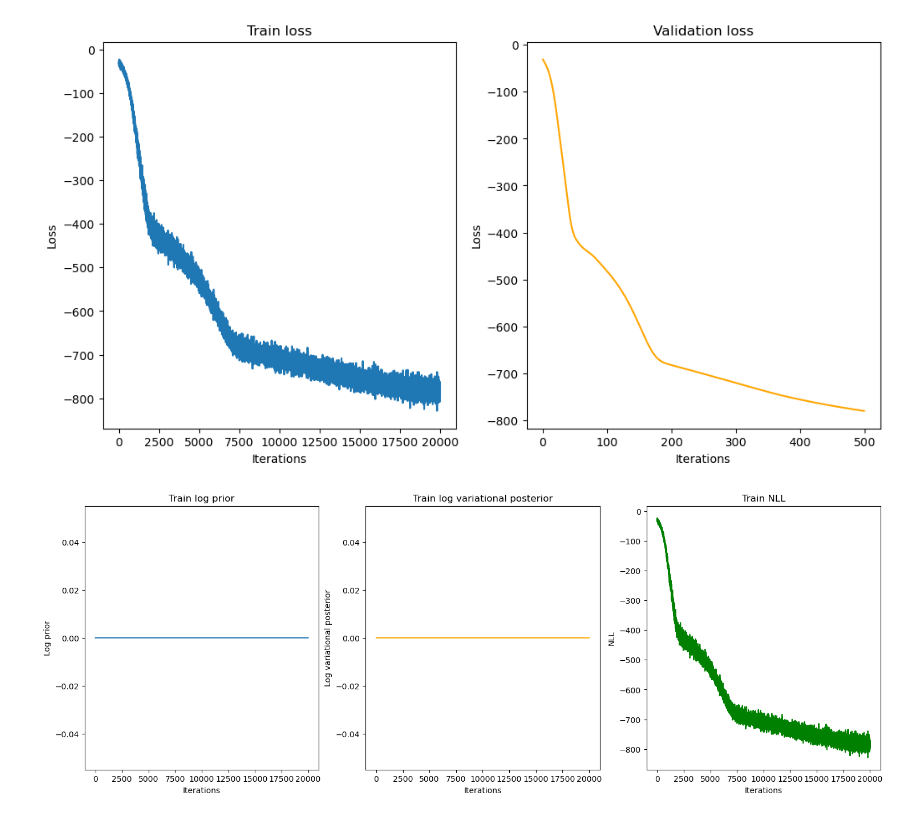
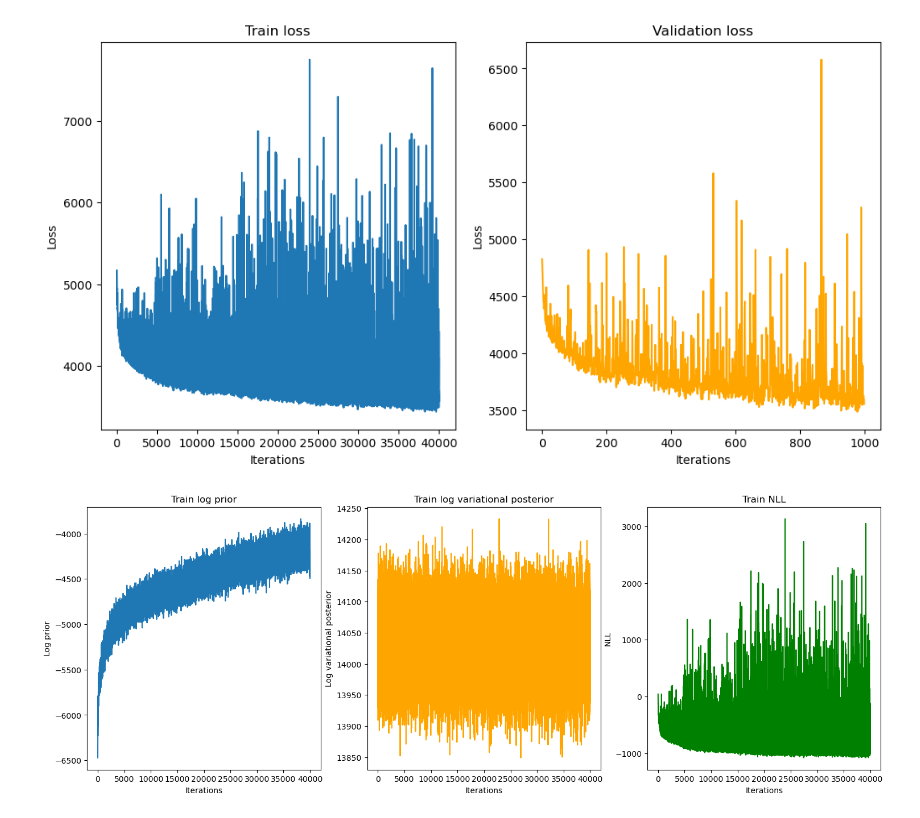
Before and after one commit to Malthe57/MastersThesis, a Jupyter notebook: notebooks/BNN_banana.ipynb, the cells around one changed output. Drawn from its saved outputs; the diff is of its cells as text; code cells hidden in the pictures.

```diff
--- a/notebooks/BNN_banana.ipynb
+++ b/notebooks/BNN_banana.ipynb
@@ -116,10 +152,10 @@ class BayesianLinearLayer(nn.Module):
         self.output_dim = output_dim
 
         # initialise mu and rho parameters so they get updated in backpropagation
-        self.weight_mu = nn.Parameter(torch.Tensor(input_dim, output_dim).uniform_(-0.05, 0.05))
-        self.weight_rho = nn.Parameter(torch.Tensor(input_dim, output_dim).uniform_(-2, -1))
-        self.bias_mu = nn.Parameter(torch.Tensor(output_dim).uniform_(-0.05, 0.05))
-        self.bias_rho = nn.Parameter(torch.Tensor(output_dim).uniform_(-2, -1))
+        self.weight_mu = nn.Parameter(torch.Tensor(input_dim, output_dim).uniform_(-0.2, 0.2))
+        self.weight_rho = nn.Parameter(torch.Tensor(input_dim, output_dim).uniform_(-5, -4))
+        self.bias_mu = nn.Parameter(torch.Tensor(output_dim).uniform_(-0.2, 0.2))
+        self.bias_rho = nn.Parameter(torch.Tensor(output_dim).uniform_(-5, -4))
 
         # initialise priors
         self.weight_prior = ScaleMixturePrior()
@@ -135,8 +171,8 @@ class BayesianLinearLayer(nn.Module):
     def forward(self, x, inference=False):
 
         if inference:
-            w = self.weight_mu
-            b = self.bias_mu
+            w = self.weight_posterior.mu
+            b = self.bias_posterior.mu
 
             self.log_prior = 0.0
             self.log_variational_posterior = 0.0
@@ -220,7 +256,7 @@ class BayesianNeuralNetwork(nn.Module):
         #     log_variational_posteriors[i] = self.compute_log_variational_posterior()
         #     NLLs[i] = self.compute_NLL(mu, target, sigma)
 
-        mu, rho = self.forward(input, inference=True)
+        mu, rho = self.forward(input, inference=False)
         sigma = self.get_sigma(rho)
         log_priors[0] = self.compute_log_prior()
         log_variational_posteriors[0] = self.compute_log_variational_posterior()
@@ -269,7 +305,7 @@ def train_BNN(model, optimizer, trainloader, valloader, epochs=500, model_name='
 
             # print(loss.device, log_prior.device, log_posterior.device, log_NLL.device)
 
-            loss.backward()
+            loss.backward(retain_graph=True)
             optimizer.step()
 
             losses.append(loss.item())
@@ -338,21 +374,21 @@ def plot_log_probs(log_priors, log_variational_posteriors, NLLs):
 # %%
 # device = torch.device("cuda" if torch.cuda.is_available() else "cpu")
 device = 'cpu'
 
 # create model
 BNN_model = BayesianNeuralNetwork(32, 128, device=device)
 BNN_model = BNN_model.to(device)
-optimizer = torch.optim.Adam(BNN_model.parameters(), lr=3e-5)
+optimizer = torch.optim.SGD(BNN_model.parameters(), lr=3e-5)
 
-losses, log_priors, log_variational_posteriors, NLLs, val_losses = train_BNN(BNN_model, optimizer, trainloader, valloader, epochs=5000, model_name='BNN', val_every_n_epochs=10, device=device)
+losses, log_priors, log_variational_posteriors, NLLs, val_losses = train_BNN(BNN_model, optimizer, trainloader, valloader, epochs=10000, model_name='BNN', val_every_n_epochs=10, device=device)
 
 plot_loss(losses, val_losses)
 # %% [output]
-[figure, old version]
+[figure, new version]
 # %%
 plot_log_probs(log_priors, log_variational_posteriors, NLLs)
 # %% [output]
-[figure, old version]
+[figure, new version]
 # %%
 model = torch.load("BNN.pt")
 
```
Also changed, not shown: parts of 3 cells of this notebook.
